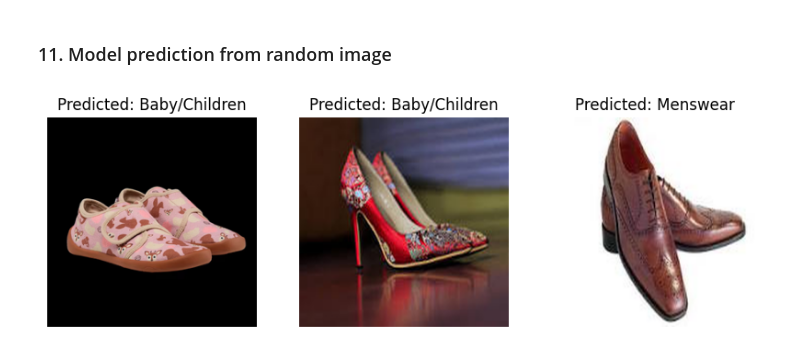
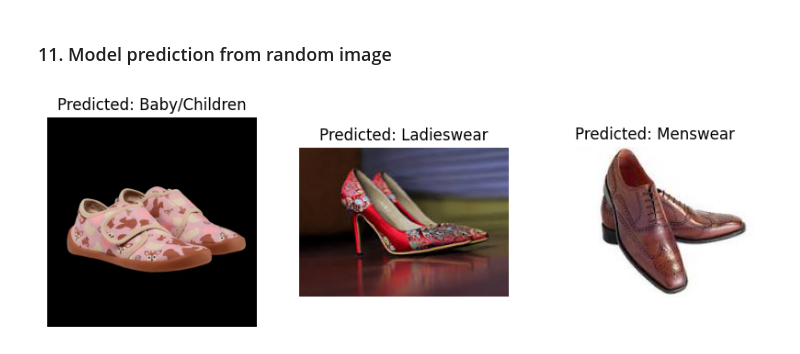
Before and after one commit to Anas-sel/shopping-assistant, a Jupyter notebook: notebooks/shweta_test_classifier.ipynb, the cells around one changed output. Drawn from its saved outputs; the diff is of its cells as text; code cells hidden in the pictures.

Commit message:
Fine-tuning classifier model

```diff
--- a/notebooks/shweta_test_classifier.ipynb
+++ b/notebooks/shweta_test_classifier.ipynb
@@ -33,7 +33,7 @@ from shoppingassistant.helper_functions import load_images_and_labels, split_tra
 # %%
 X, y, categories = load_images_and_labels(
         target_column='index_group_name',
-        num_images=None  # None = all images, or set to 100 for testing
+        num_images=600  # None = all images, or set to 100 for testing
     )
 
 num_classes = len(categories)
@@ -150,0 +152,13 @@ Model: "functional_5"
+# %%
+for layer in base_model.layers[-50:]:
+    layer.trainable = True
+
+# Recompile with a very small learning rate
+model.compile(
+    loss='categorical_crossentropy',
+    optimizer=Adam(1e-5),  # small LR for fine-tuning
+    metrics=['accuracy']
+)
+
+print("Model ready for fine-tuning:")
+model.summary()
@@ -151,12 +188,15 @@ Model: "functional_5"
 # %% [markdown]
 ### 7. Train model
 # %%
-model_path = '../models/gender_classifier.keras'
-epochs = 40
+NOTEBOOK_DIR = Path().resolve().parent  # -> notebooks/my_notebook
+MODELS_DIR = NOTEBOOK_DIR/"models"
+MODEL_PATH = MODELS_DIR/"gender_classifier.keras"
+
+epochs = 60
 
 callbacks = [
         EarlyStopping(monitor="val_accuracy", patience=10, restore_best_weights=True),
-        ModelCheckpoint(model_path, save_best_only=True, monitor="val_accuracy", mode="max")
+        ModelCheckpoint(MODEL_PATH, save_best_only=True, monitor="val_accuracy", mode="max")
     ]
 
 print("🚀 Training started...")
@@ -168,5 +208,6 @@ history = model.fit(X_train, y_train,
                 callbacks=callbacks)
 
 print("🎉 Training complete!")
+print(f"Model saved at {MODEL_PATH}")
 # %% [output]
 🚀 Training started...
@@ -271,33 +312,40 @@ plt.show()
 # %% [markdown]
 ### 11. Model prediction from random image
 # %%
-test_images_raw = ['../raw_data/test_images/kids.jpg',
-                   '../raw_data/test_images/women.jpg',
-                   '../raw_data/test_images/men.jpg']
+test_images_raw = [NOTEBOOK_DIR/'raw_data/test_images/kids.jpg',
+                   NOTEBOOK_DIR/'raw_data/test_images/women.jpg',
+                   NOTEBOOK_DIR/'raw_data/test_images/men.jpg']
+display_images = []
 test_images = []
 
 from shoppingassistant.helper_functions import preprocess_single_image
 
 # Preprocess each image
 for img_path in test_images_raw:
-    test_images.append(preprocess_single_image(img_path))
+    x = preprocess_single_image(img_path)
+    x = preprocess_input(x)
+    test_images.append(x)
 
 # Stack correctly into one batch
 test_images = np.vstack(test_images)  # shape: (2, 256, 256, 3)
 
 predictions = model.predict(test_images, verbose=0)
+
+for img_path in test_images_raw:
+    img = Image.open(img_path).convert("RGB")
+    display_images.append(img)   # keep full quality
 
 # Create subplots: 1 row, 2 columns
 fig, axes = plt.subplots(1, 3, figsize=(10, 5))
 
 for i, ax in enumerate(axes):
     pred_idx = np.argmax(predictions[i])
     pred_gender = categories[pred_idx]
 
-    ax.imshow(test_images[i])
+    ax.imshow(display_images[i])
     ax.set_title(f"Predicted: {pred_gender}")
     ax.axis('off')
 
 plt.show()
 # %% [output]
-[figure, old version]
+[figure, new version]
```
Also changed, not shown: parts of 12 cells of this notebook.
